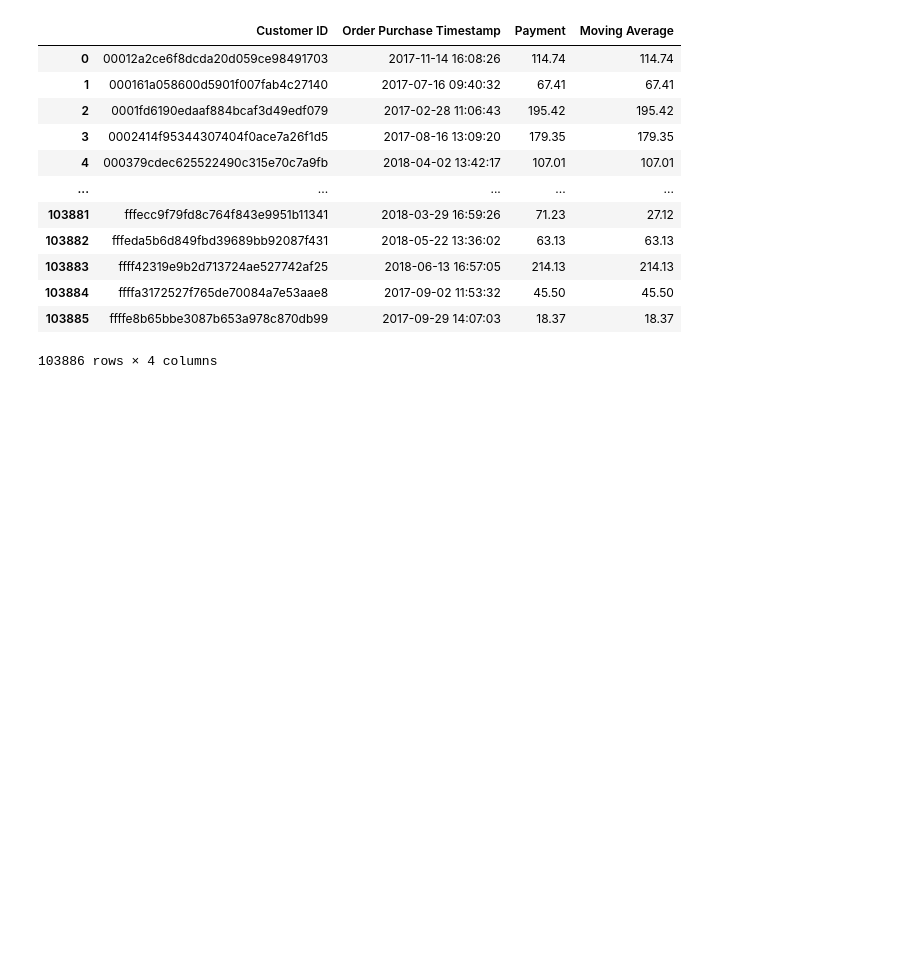
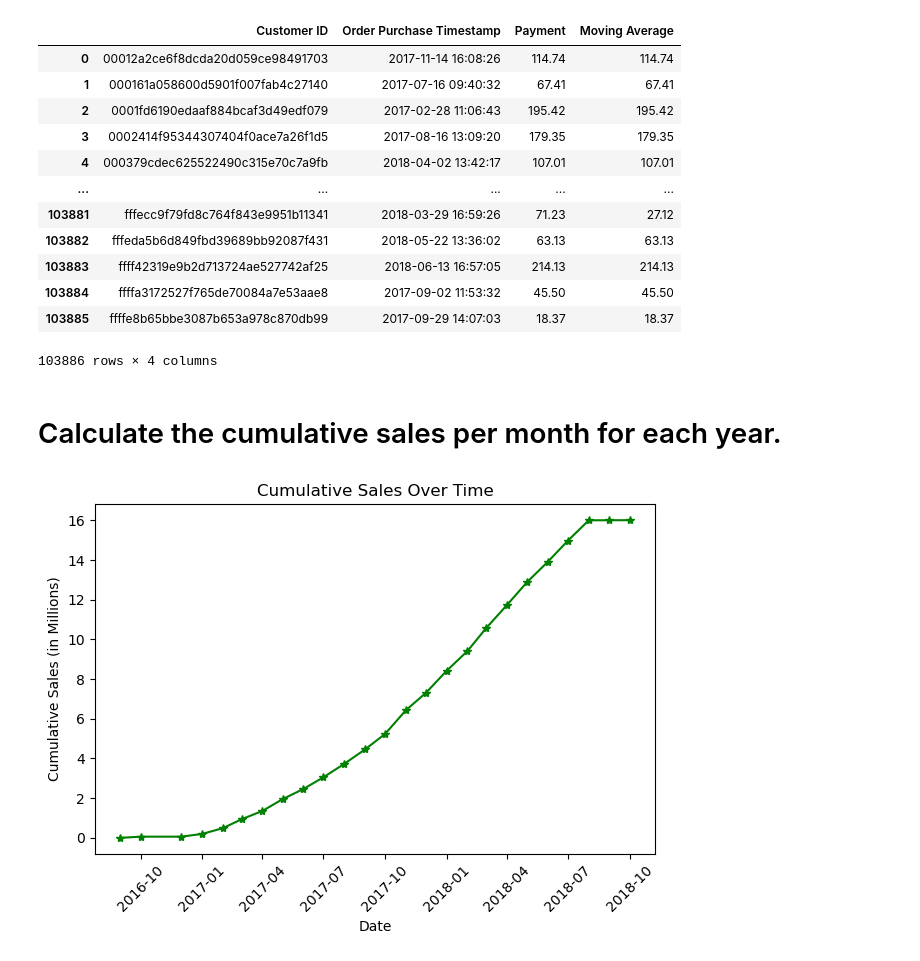
Before and after one commit to mahabubalam-gbs/SQL-Python-Ecommerce-Project, a Jupyter notebook: Ecommerce_Project.ipynb, the cells around one changed output. Cells and saved outputs as stored; diff of their text form; code cells hidden in the pictures; blank space fills up the shorter version.

Commit message:
Calculated the cummulative sales per months for each year

```diff
--- a/Ecommerce_Project.ipynb
+++ b/Ecommerce_Project.ipynb
@@ -368,3 +368,32 @@ df
 | 103884 | ffffa3172527f765de70084a7e53aae8 | 2017-09-02 11:53:32 | 45.50 | 45.50 |
 | 103885 | ffffe8b65bbe3087b653a978c870db99 | 2017-09-29 14:07:03 | 18.37 | 18.37 |
 103886 rows × 4 columns
+# %% [markdown]
+# Calculate the cumulative sales per month for each year.
+# %%
+query = """ SELECT years, months, payment, ROUND(SUM(payment) OVER(ORDER BY years, months),2) AS cummulative_sales
+FROM
+
+(SELECT YEAR(orders.order_purchase_timestamp) AS years, month(orders.order_purchase_timestamp) AS months,
+ROUND(SUM(payments.payment_value),2) AS payment
+FROM orders JOIN payments
+ON orders.order_id = payments.order_id
+GROUP BY years, months ORDER BY years, months) AS sales;
+"""
+
+cur.execute(query)
+
+data = cur.fetchall()
+
+df["Date"] = pd.to_datetime(df["Years"].astype(str) + '-' + df["Months"].astype(str))
+df = df.sort_values("Date")
+plt.figure()
+plt.plot(df['Date'], df['Cummulative Sales'] / 1_000_000, color = "Green", marker = "*")
+plt.title('Cumulative Sales Over Time')
+plt.xlabel('Date')
+plt.ylabel('Cumulative Sales (in Millions)')
+plt.xticks(rotation = 45)
+plt.tight_layout()
+plt.show()
+# %% [output]
+[figure, added]
```
